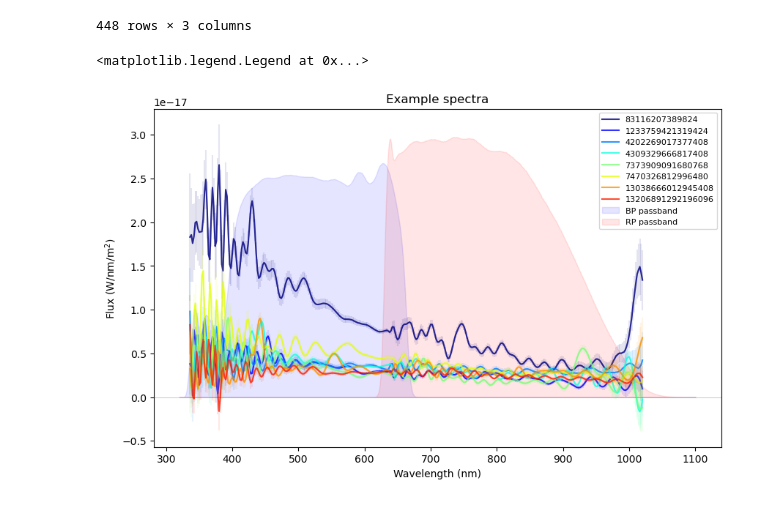
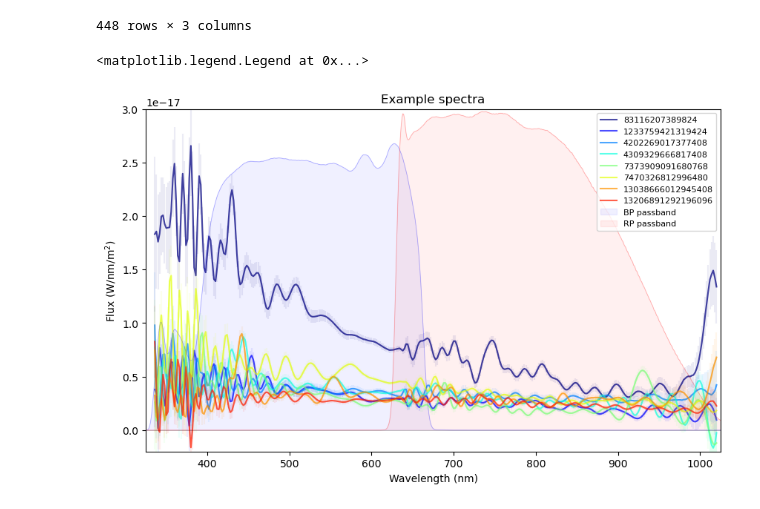
Before and after one commit to abbyw24/lss-dipoles, a Jupyter notebook: notebooks/gaia_bprp_spectra_3-5-23.ipynb, the cells around one changed output. Cells and saved outputs as stored; diff of their text form; code cells hidden in the pictures.

```diff
--- a/notebooks/gaia_bprp_spectra_3-5-23.ipynb
+++ b/notebooks/gaia_bprp_spectra_3-5-23.ipynb
@@ -47,15 +47,25 @@ def bpline(ax):
 def rpline(ax):
     ax.axvline(640, color='r', lw=0.5, alpha=0.2)
 
-def plot_BPPB(ax, norm=1, alpha=0.1):
-    ax.fill_between(lambdas, norm*BPPb, color='b', alpha=alpha, label='BP passband')
-def plot_RPPB(ax, norm=1, alpha=0.1):
-    ax.fill_between(lambdas, norm*RPPb, color='r', alpha=alpha, label='RP passband')
-def plot_GPB(ax, norm=1, alpha=0.1):
-    ax.fill_between(lambdas, norm*GPb, color='g', alpha=alpha, label='G passband')
+def plot_BPPB(ax, norm=1, outline=True, lw=0.5, alpha=0.3, fillalpha=0.06):
+    # line
+    if outline:
+        ax.plot(lambdas, norm*BPPb, color='b', alpha=alpha, lw=lw)
+    # fill in
+    ax.fill_between(lambdas, norm*BPPb, color='b', alpha=fillalpha, label='BP passband')
+
+def plot_RPPB(ax, norm=1, outline=True, lw=0.5, alpha=0.3, fillalpha=0.06):
+    # line
+    if outline:
+        ax.plot(lambdas, norm*RPPb, color='r', alpha=alpha, lw=lw)
+    # fill in
+    ax.fill_between(lambdas, norm*RPPb, color='r', alpha=fillalpha, label='RP passband')
+
+def plot_GPB(ax, norm=1, alpha=0.06):
+    ax.fill_between(lambdas, norm*GPb, color='g', alpha=fillalpha, label='G passband')
 # %% [markdown]
 #### Get source IDs in QUaia
 # %%
 # load catalog
-quasar_fn = os.path.join(scratch, 'quasars/catalogs/gaia_G20.0.fits')
-data_gaia = Table.read(quasar_fn, format='fits')
+quaia_fn = os.path.join(scratch, 'quasars/catalogs/gaia_G20.0.fits')
+data_quaia = Table.read(quaia_fn, format='fits')
@@ -85,4 +95,4 @@ Table length=648842
 # %%
 # apparently there are only released spectra for G < 17.5, so filter this:
-data_gaia_bright = data_gaia[data_gaia['phot_g_mean_mag']<17.5]
+data_quaia_bright = data_quaia[data_quaia['phot_g_mean_mag']<17.5]
 # %%
@@ -91,7 +101,7 @@ len(data_gaia_bright)
 10815
 # %%
 # source ids: as a list to pass to gaiaxpy
-source_ids = list(data_gaia_bright['source_id'])
+source_ids = list(data_quaia_bright['source_id'])
 # %%
 # take the first ones to test
 maxn = 500
@@ -135,16 +145,18 @@ norm = matplotlib.colors.Normalize(vmin=0, vmax=nobj)
 # %%
 fig, ax = plt.subplots(figsize=(10,6))
 
 for i, flux in enumerate(fluxes):
-    ax.plot(sampling, flux, c=cmap(norm(i)), alpha=0.8, label=sids[i])
-    ax.errorbar(sampling, flux, errs[i], c=cmap(norm(i)), alpha=0.1)
+    ax.plot(sampling, flux, c=cmap(norm(i)), alpha=0.7, label=sids[i])
+    ax.errorbar(sampling, flux, errs[i], c=cmap(norm(i)), alpha=0.08)
 ax.axhline(0, c='k', lw=0.5, alpha=0.3)
 plot_BPPB(ax, norm=4e-17)
 plot_RPPB(ax, norm=4e-17)
+ax.set_xlim((325,1025))
+ax.set_ylim((-2e-18,3e-17))
 ax.set_xlabel('Wavelength (nm)')
 ax.set_ylabel('Flux (W/nm/m$^2$)')
 ax.set_title(f'Example spectra')
 ax.legend(loc=1, prop={'size':8})
 # %% [output]
 <matplotlib.legend.Legend at 0x...>
-[figure, old version]
+[figure, new version]
```
Also changed, not shown: parts of 8 cells of this notebook, 2 other files.
